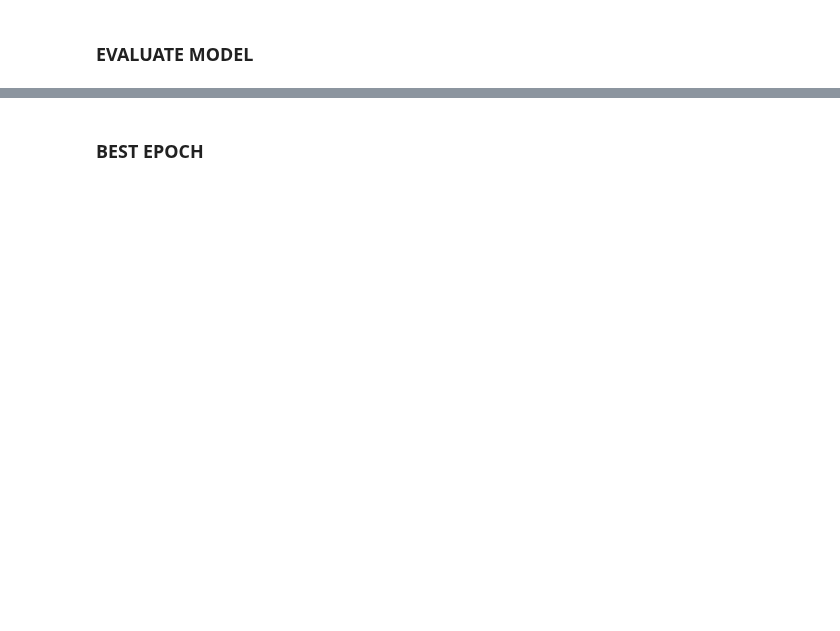
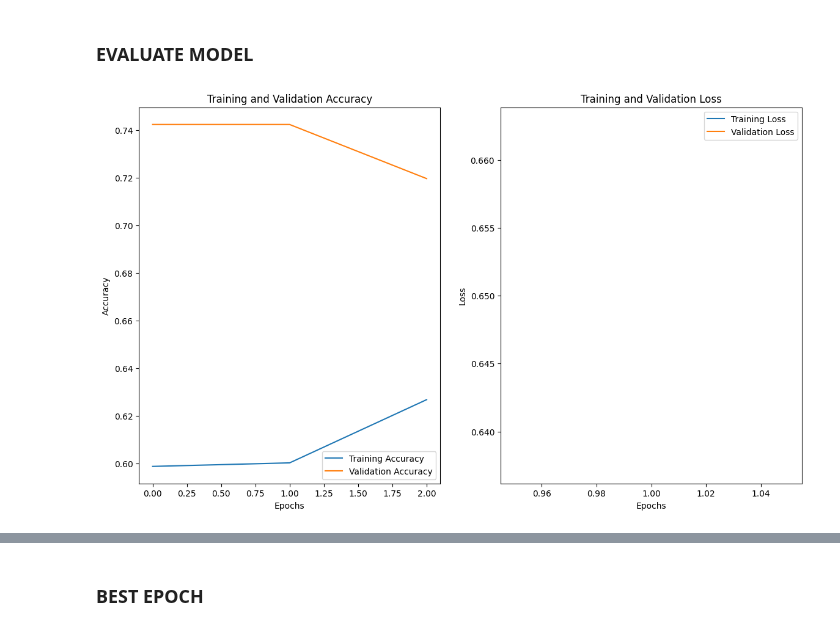
Before and after one commit to DanPinGar/python-machine-learning, a Jupyter notebook: emboendo_ML/embo_CNN_lab/CNN_labV3.ipynb, the cells around one changed output, grey strips where cells are left out. Drawn from its saved outputs; the diff is of its cells as text; code cells hidden in the pictures; blank space fills up the shorter version.

```diff
--- a/emboendo_ML/embo_CNN_lab/CNN_labV3.ipynb
+++ b/emboendo_ML/embo_CNN_lab/CNN_labV3.ipynb
@@ -227,7 +243,7 @@ lss='binary_crossentropy'
 
 # -------- TRAINNING --------
 
-epch=11
+epochs=3
 # %% [markdown]
 ### MODEL
 # %%
@@ -267,4 +305,4 @@ checkpoint = ModelCheckpoint(checkpoint_path, save_best_only=True, monitor='val_
 # %% [markdown]
 ### TRAINNING
 # %%
-history =model.fit(X_train, Y_train, epochs=epch, validation_data=(X_eval,Y_eval),callbacks=[checkpoint])
+history =model.fit(X_train, Y_train, epochs=epochs, validation_data=(X_eval,Y_eval),callbacks=[checkpoint])
@@ -301,3 +325,7 @@ plt.show()
+# %%
+CNN_lib.plot_train_eval(history,epochs)
+# %% [output]
+[figure, added]
 # %%
 test_loss, test_accuracy = model.evaluate(X_eval,Y_eval,verbose=2)
 
```
Also changed, not shown: parts of 25 cells of this notebook, 36 other files.
